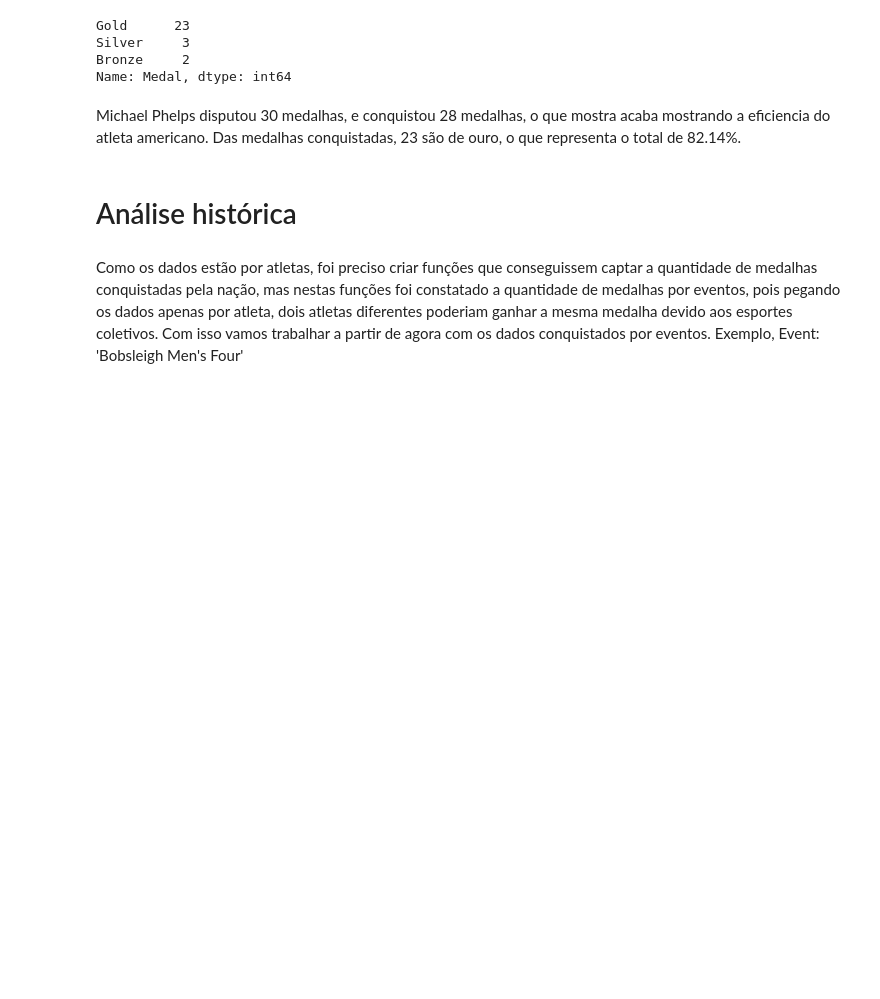
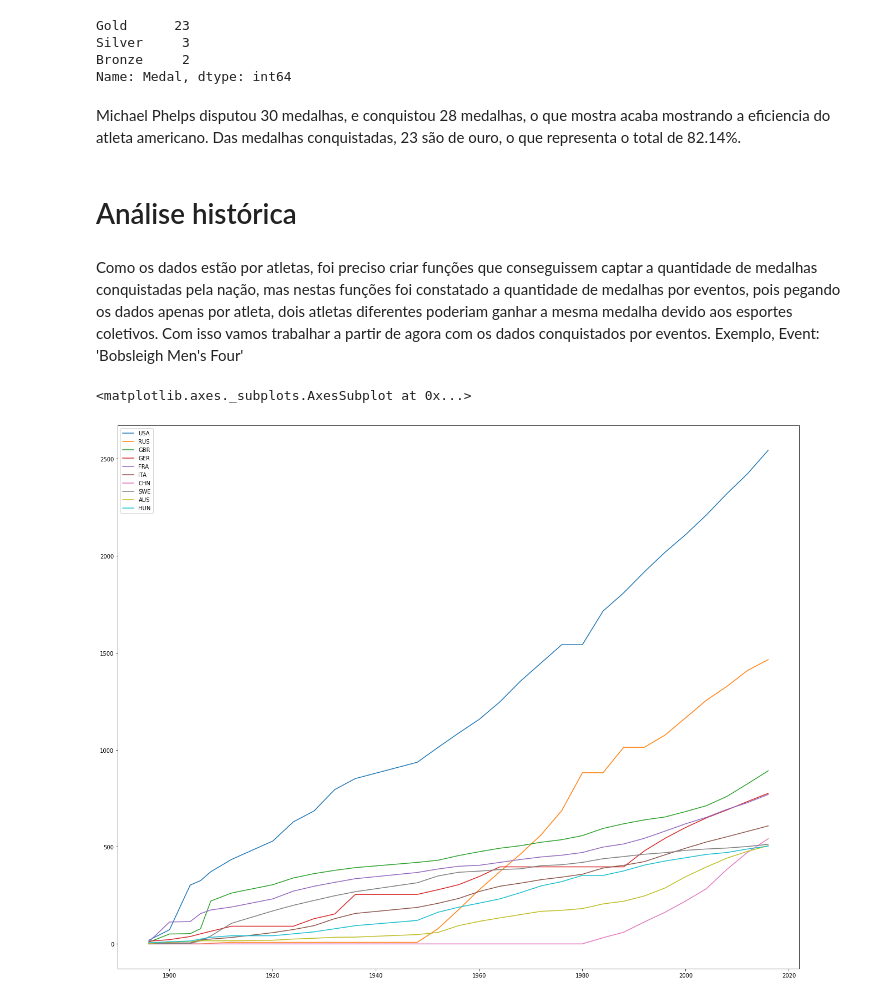
Before and after one commit to luciansantana/olympic-games, a Jupyter notebook: Olimpiadas.ipynb, the cells around one changed output. Drawn from its saved outputs; the diff is of its cells as text; code cells hidden in the pictures; blank space fills up the shorter version.

```diff
--- a/Olimpiadas.ipynb
+++ b/Olimpiadas.ipynb
@@ -179,3 +179,10 @@ def geralseason():
 # %%
 tabelacum = geralacum()
 tabelasea = geralseason()
+# %%
+teste = tabelacum[['USA','RUS','GBR','GER','FRA','ITA','CHN','SWE','AUS','HUN']]
+serie = teste
+serie.plot(figsize = (22,18))
+# %% [output]
+<matplotlib.axes._subplots.AxesSubplot at 0x...>
+[figure, added]
```
